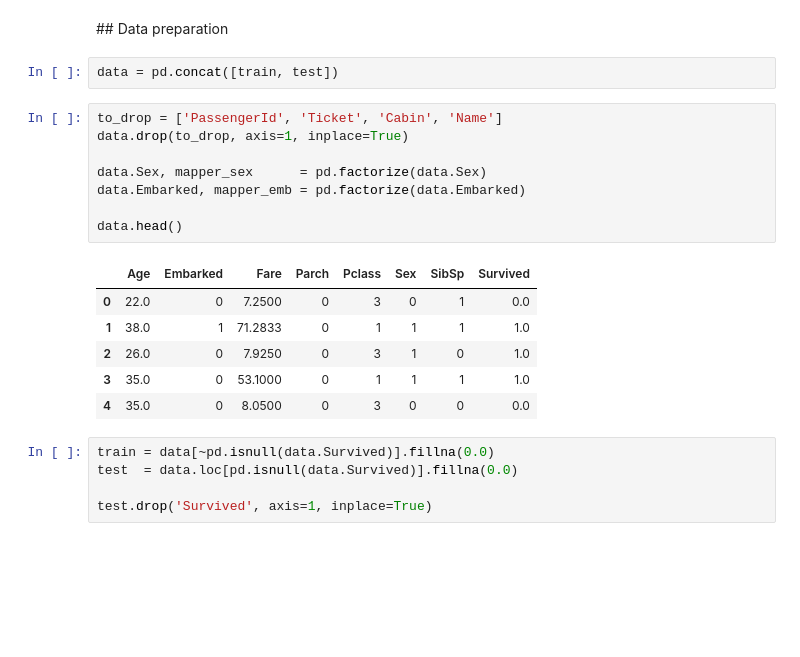
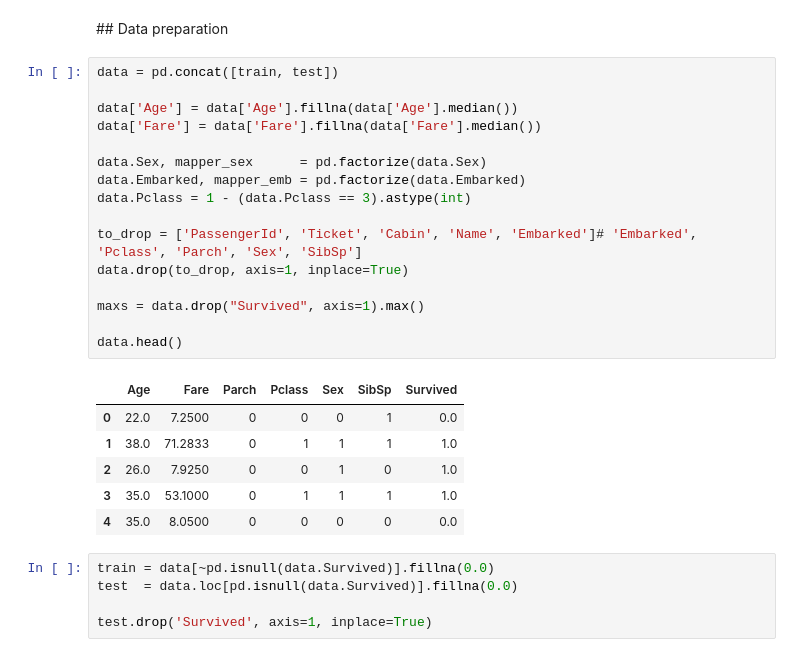
Before and after one commit to marcbllv/masterthesis, a Jupyter notebook: notebooks/Titanic.ipynb, the cells around one changed output. Drawn from its saved outputs; the diff is of its cells as text; blank space fills up the shorter version.

```diff
--- a/notebooks/Titanic.ipynb
+++ b/notebooks/Titanic.ipynb
@@ -27,22 +11,28 @@ test.head()
 # %% [markdown]
 ## Data preparation
-# %%
-data = pd.concat([train, test])
-# %%
-to_drop = ['PassengerId', 'Ticket', 'Cabin', 'Name']
-data.drop(to_drop, axis=1, inplace=True)
-
-data.Sex, mapper_sex      = pd.factorize(data.Sex)
-data.Embarked, mapper_emb = pd.factorize(data.Embarked)
-
-data.head()
-# %% [output]
-|  | Age | Embarked | Fare | Parch | Pclass | Sex | SibSp | Survived |
-| 0 | 22.0 | 0 | 7.2500 | 0 | 3 | 0 | 1 | 0.0 |
-| 1 | 38.0 | 1 | 71.2833 | 0 | 1 | 1 | 1 | 1.0 |
-| 2 | 26.0 | 0 | 7.9250 | 0 | 3 | 1 | 0 | 1.0 |
-| 3 | 35.0 | 0 | 53.1000 | 0 | 1 | 1 | 1 | 1.0 |
-| 4 | 35.0 | 0 | 8.0500 | 0 | 3 | 0 | 0 | 0.0 |
+# %%
+data = pd.concat([train, test])
+
+data['Age'] = data['Age'].fillna(data['Age'].median())
+data['Fare'] = data['Fare'].fillna(data['Fare'].median())
+
+data.Sex, mapper_sex      = pd.factorize(data.Sex)
+data.Embarked, mapper_emb = pd.factorize(data.Embarked)
+data.Pclass = 1 - (data.Pclass == 3).astype(int)
+
+to_drop = ['PassengerId', 'Ticket', 'Cabin', 'Name', 'Embarked']# 'Embarked', 'Pclass', 'Parch', 'Sex', 'SibSp']
+data.drop(to_drop, axis=1, inplace=True)
+
+maxs = data.drop("Survived", axis=1).max()
+
+data.head()
+# %% [output]
+|  | Age | Fare | Parch | Pclass | Sex | SibSp | Survived |
+| 0 | 22.0 | 7.2500 | 0 | 0 | 0 | 1 | 0.0 |
+| 1 | 38.0 | 71.2833 | 0 | 1 | 1 | 1 | 1.0 |
+| 2 | 26.0 | 7.9250 | 0 | 0 | 1 | 0 | 1.0 |
+| 3 | 35.0 | 53.1000 | 0 | 1 | 1 | 1 | 1.0 |
+| 4 | 35.0 | 8.0500 | 0 | 0 | 0 | 0 | 0.0 |
 # %%
 train = data[~pd.isnull(data.Survived)].fillna(0.0)
 test  = data.loc[pd.isnull(data.Survived)].fillna(0.0)
```
Also changed, not shown: parts of 24 cells of this notebook, 7 other files.
